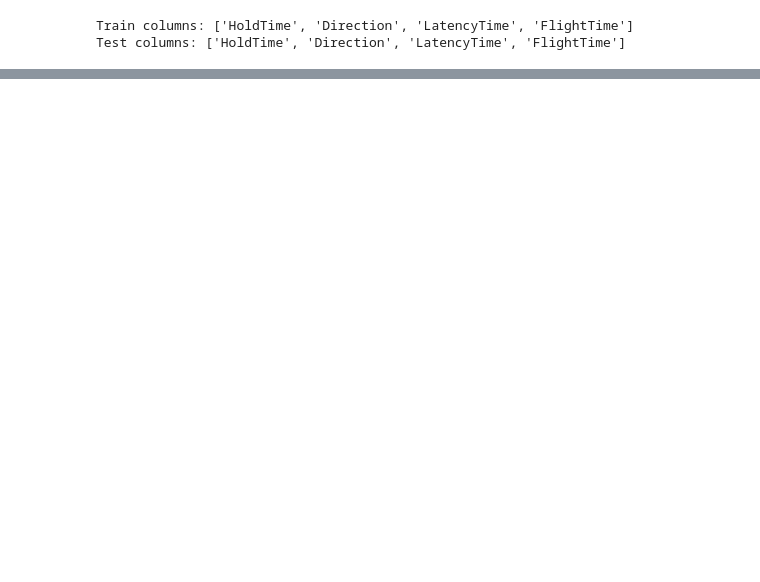
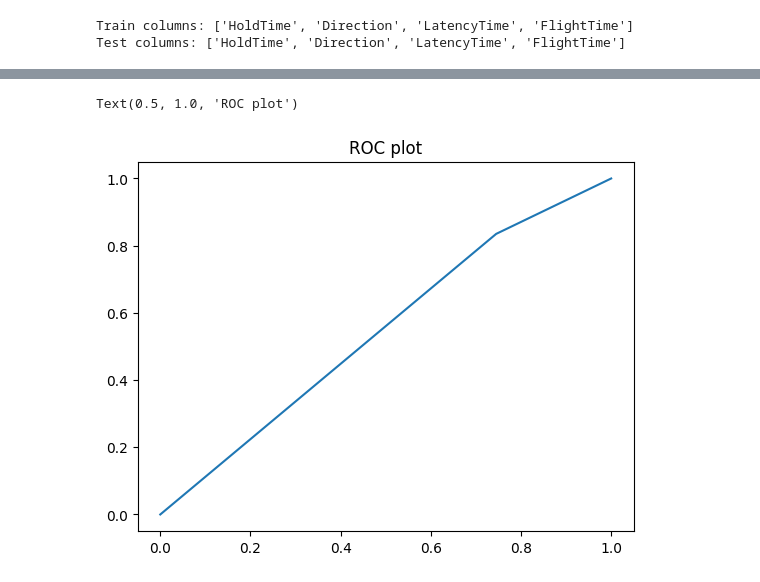
Before and after one commit to idranne/Columbia-DBMI-, a Jupyter notebook: Typing dataset/lightgbm.ipynb, the cells around one changed output, grey strips where cells are left out. Saved outputs shown, nothing was run; the diff lists cells and outputs as text; code cells hidden in the pictures; blank space fills up the shorter version.

```diff
--- a/Typing dataset/lightgbm.ipynb
+++ b/Typing dataset/lightgbm.ipynb
@@ -258,14 +269,17 @@ from sklearn.model_selection import GridSearchCV, KFold
 kfold = KFold(n_splits=5, random_state = 42, shuffle=True)
 
 param_grid = {
-    "num_leaves": [np.arange(5, 30, 5).tolist()],
-    "max_depth": [np.arange(4, 12, 4).tolist()],
+    "num_leaves": np.arange(20,80,10).tolist(),
+    "max_depth": np.arange(4, 12, 4).tolist(),
     "learning_rate": [0.01, 0.05, 0.1],
     "feature_fraction": [0.7, 0.8,0.9],
-    "bagging_fraction":[0.7, 0.8, 0.9]
+    "bagging_fraction":[0.7, 0.8, 0.9],
+    "min_child_samples": [10, 20, 50],
+    "min_split_gain": [0.0, 0.01, 0.1],
+
 }
 
-grid = GridSearchCV(estimator=model_final, param_grid=param_grid, cv=kfold)
+grid = RandomizedSearchCV(estimator=model_final, param_distributions=param_grid, cv=kfold)
 # %%
 grid.fit(X_train_final, y_train_final)
 # %% [output]
@@ -290,0 +298,5 @@ grid.fit(X_train_final, y_train_final)
+# %%
+#Pulling the best hyperparamters
+
+grid_best = grid.best_params_
+grid.best_score_
@@ -290,0 +305,18 @@ grid.fit(X_train_final, y_train_final)
+# %%
+#Training new model based on hyperparamters from RSCV
+
+model =  lgb.LGBMClassifier(objective= "binary",
+    num_leaves = grid_best["num_leaves"],
+    min_split_gain = grid_best["min_split_gain"],
+    min_child_samples = grid_best["min_child_samples"],
+    force_col_wise = True,
+    max_depth = grid_best["max_depth"],
+    learning_rate = grid_best["learning_rate"],
+    feature_fraction = grid_best["feature_fraction"],
+    bagging_fraction = grid_best["bagging_fraction"],
+    n_estimators= 100)
+# %%
+#Fitting and making predictions on test data
+model.fit(X_train, y_train)
+predictions = model.predict(X_test)
+print(accuracy_score(y_test, predictions))
@@ -290,0 +342,10 @@ grid.fit(X_train_final, y_train_final)
+# %%
+#Visualizations and plotting  roc
+fpr, tpr, threshold = roc_curve(y_test, predictions)
+
+sns.lineplot(x=fpr, y=tpr,)
+
+plt.title("ROC plot")
+# %% [output]
+Text(0.5, 1.0, 'ROC plot')
+[figure, added]
```
Also changed, not shown: parts of 22 cells of this notebook, 6 other files.
